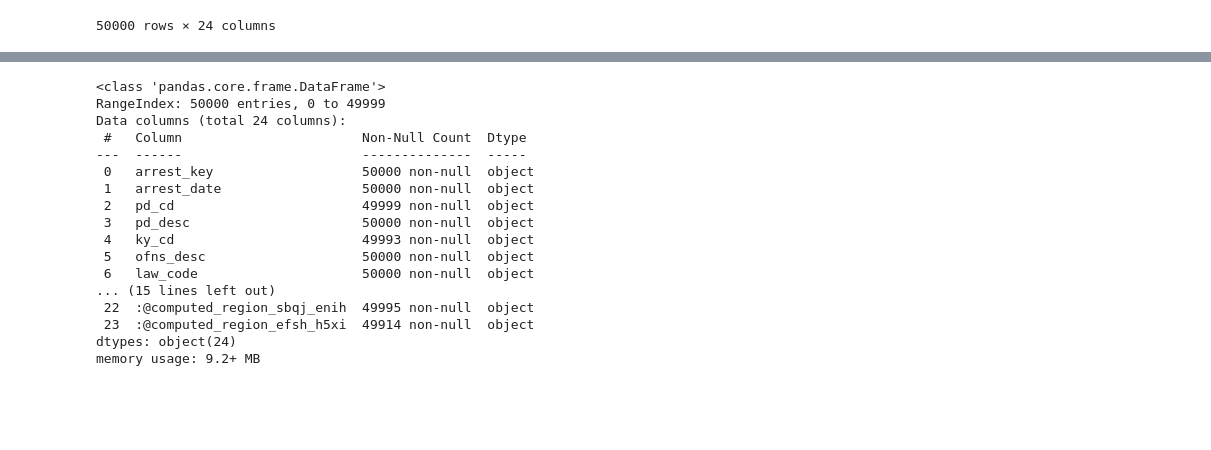
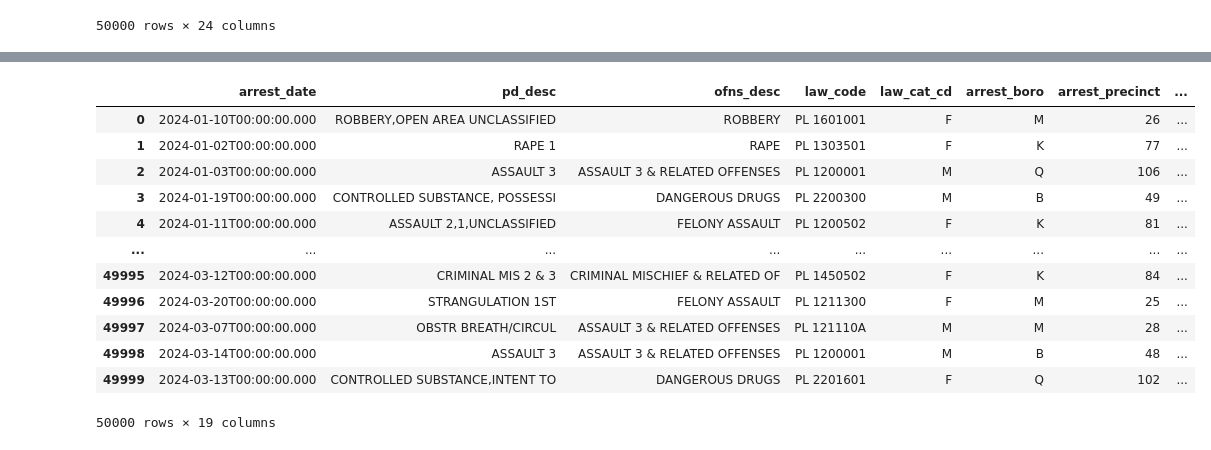
Before and after one commit to amos6224/group5-project1, a Jupyter notebook: group5-project1.ipynb, the cells around one changed output, grey strips where cells are left out. Cells and saved outputs as stored; diff of their text form; code cells hidden in the pictures; blank space fills up the shorter version.

Commit message:
removing unwanted columns

```diff
--- a/group5-project1.ipynb
+++ b/group5-project1.ipynb
@@ -29,20 +60,18 @@ original_df
+# %%
+original_df.drop(columns=['pd_cd', 'arrest_key', 'x_coord_cd', 'y_coord_cd', 'ky_cd', 'jurisdiction_code', ':@computed_region_f5dn_yrer', ':@computed_region_yeji_bk3q' ], inplace=True)
 # %%
-original_df.info()
+original_df
 # %% [output]
+|  | arrest_date | pd_desc | ofns_desc | law_code | law_cat_cd | arrest_boro | arrest_precinct | ... |
+| 0 | 2024-01-10T00:00:00.000 | ROBBERY,OPEN AREA UNCLASSIFIED | ROBBERY | PL 1601001 | F | M | 26 | ... |
+| 1 | 2024-01-02T00:00:00.000 | RAPE 1 | RAPE | PL 1303501 | F | K | 77 | ... |
+| 2 | 2024-01-03T00:00:00.000 | ASSAULT 3 | ASSAULT 3 & RELATED OFFENSES | PL 1200001 | M | Q | 106 | ... |
+| 3 | 2024-01-19T00:00:00.000 | CONTROLLED SUBSTANCE, POSSESSI | DANGEROUS DRUGS | PL 2200300 | M | B | 49 | ... |
+| 4 | 2024-01-11T00:00:00.000 | ASSAULT 2,1,UNCLASSIFIED | FELONY ASSAULT | PL 1200502 | F | K | 81 | ... |
+| ... | ... | ... | ... | ... | ... | ... | ... | ... |
+| 49995 | 2024-03-12T00:00:00.000 | CRIMINAL MIS 2 & 3 | CRIMINAL MISCHIEF & RELATED OF | PL 1450502 | F | K | 84 | ... |
+| 49996 | 2024-03-20T00:00:00.000 | STRANGULATION 1ST | FELONY ASSAULT | PL 1211300 | F | M | 25 | ... |
+| 49997 | 2024-03-07T00:00:00.000 | OBSTR BREATH/CIRCUL | ASSAULT 3 & RELATED OFFENSES | PL 121110A | M | M | 28 | ... |
+| 49998 | 2024-03-14T00:00:00.000 | ASSAULT 3 | ASSAULT 3 & RELATED OFFENSES | PL 1200001 | M | B | 48 | ... |
+| 49999 | 2024-03-13T00:00:00.000 | CONTROLLED SUBSTANCE,INTENT TO | DANGEROUS DRUGS | PL 2201601 | F | Q | 102 | ... |
-<class 'pandas.core.frame.DataFrame'>
-RangeIndex: 50000 entries, 0 to 49999
-Data columns (total 24 columns):
- #   Column                       Non-Null Count  Dtype
----  ------                       --------------  -----
- 0   arrest_key                   50000 non-null  object
- 1   arrest_date                  50000 non-null  object
- 2   pd_cd                        49999 non-null  object
- 3   pd_desc                      50000 non-null  object
- 4   ky_cd                        49993 non-null  object
- 5   ofns_desc                    50000 non-null  object
- 6   law_code                     50000 non-null  object
-... (15 lines left out)
- 22  :@computed_region_sbqj_enih  49995 non-null  object
- 23  :@computed_region_efsh_h5xi  49914 non-null  object
-dtypes: object(24)
-memory usage: 9.2+ MB
+50000 rows × 19 columns
```
Also changed, not shown: parts of 10 cells of this notebook.
